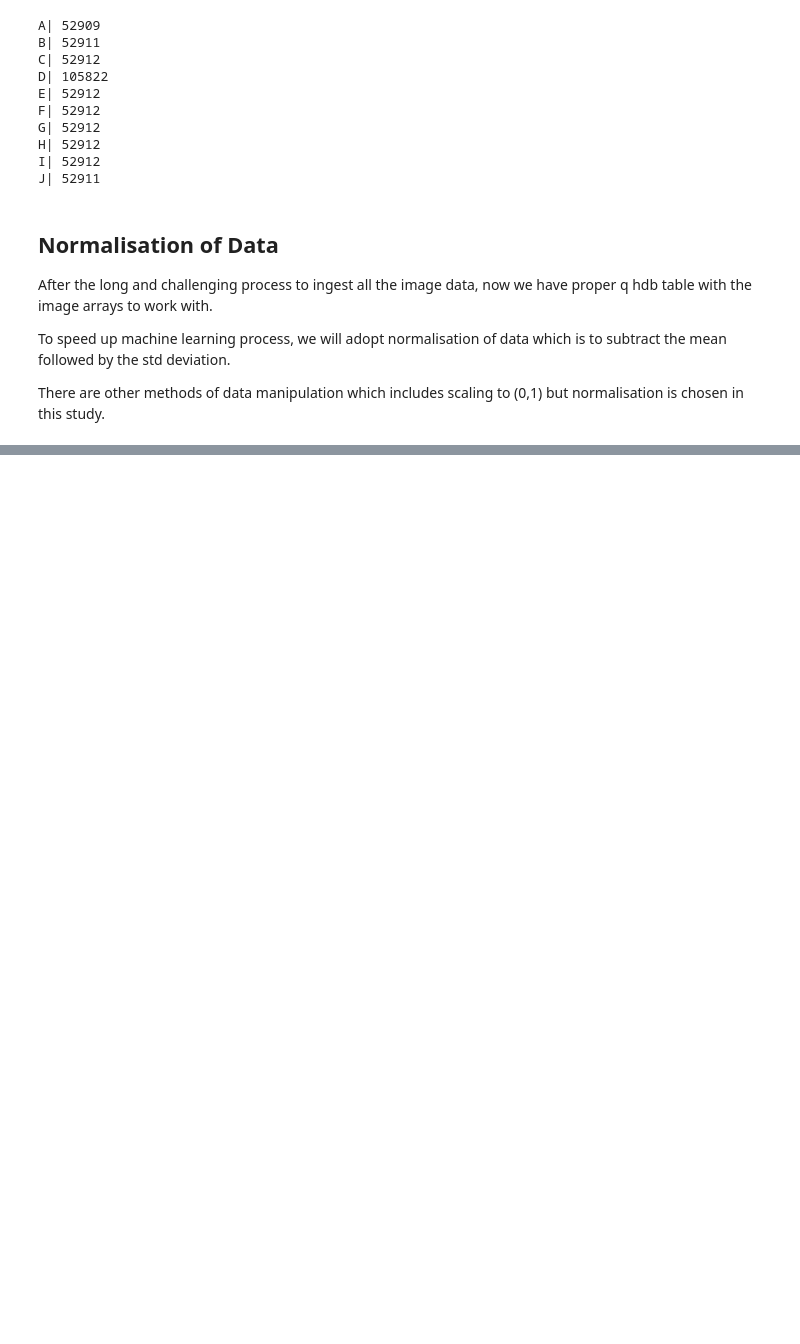
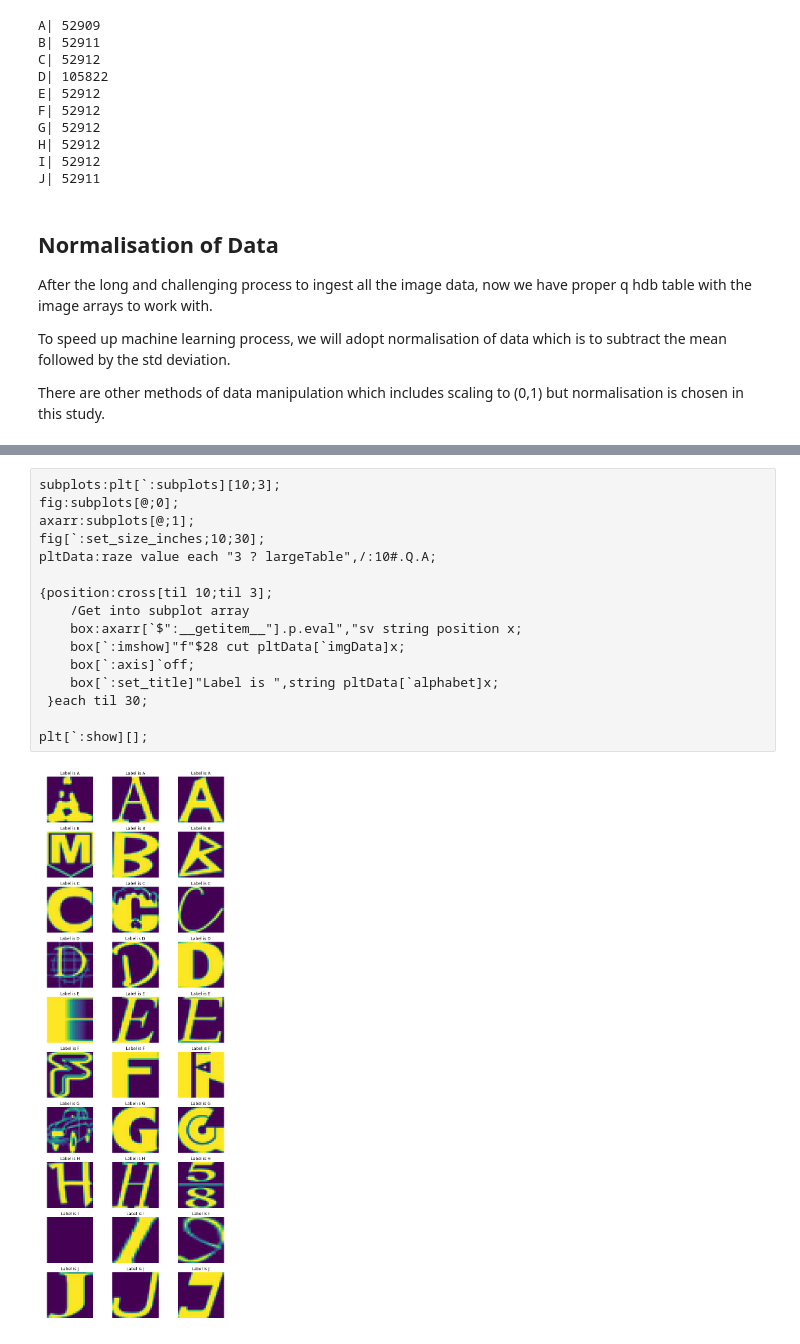
Before and after one commit to glimKX/jupyterQ, a Jupyter notebook: notMIST_Machine_Learning.ipynb, the cells around one changed output, grey strips where cells are left out. Drawn from its saved outputs; the diff is of its cells as text; blank space fills up the shorter version.

```diff
--- a/notMIST_Machine_Learning.ipynb
+++ b/notMIST_Machine_Learning.ipynb
@@ -277,0 +332,18 @@ There are other methods of data manipulation which includes scaling to (0,1) but
+# %%
+subplots:plt[`:subplots][10;3];
+fig:subplots[@;0];
+axarr:subplots[@;1];
+fig[`:set_size_inches;10;30];
+pltData:raze value each "3 ? largeTable",/:10#.Q.A;
+
+{position:cross[til 10;til 3];
+    /Get into subplot array
+    box:axarr[`$":__getitem__"].p.eval","sv string position x;
+    box[`:imshow]"f"$28 cut pltData[`imgData]x;
+    box[`:axis]`off;
+    box[`:set_title]"Label is ",string pltData[`alphabet]x;
+ }each til 30;
+
+plt[`:show][];
+# %% [output]
+[figure, added]
```
Also changed, not shown: parts of 26 cells of this notebook.
